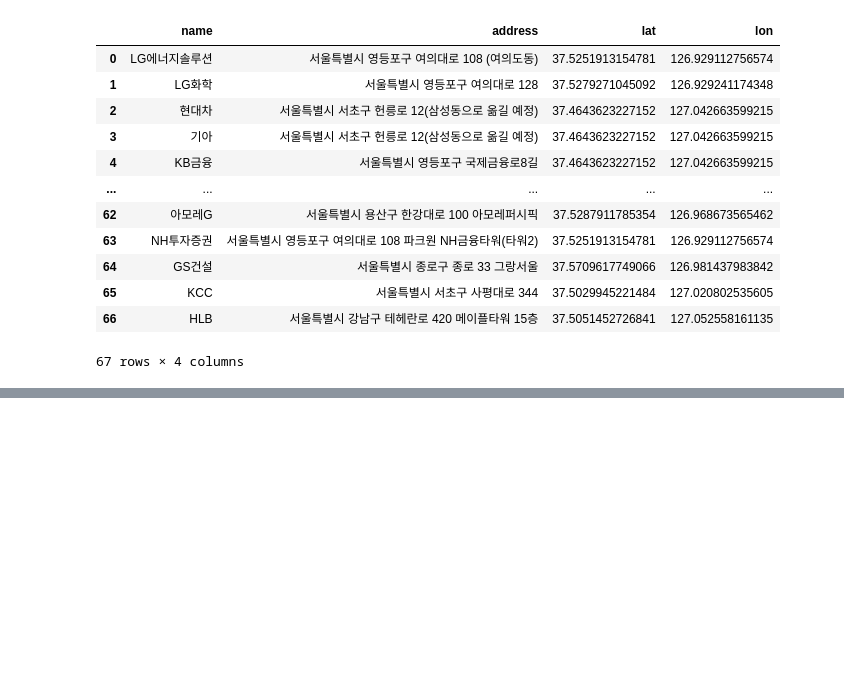
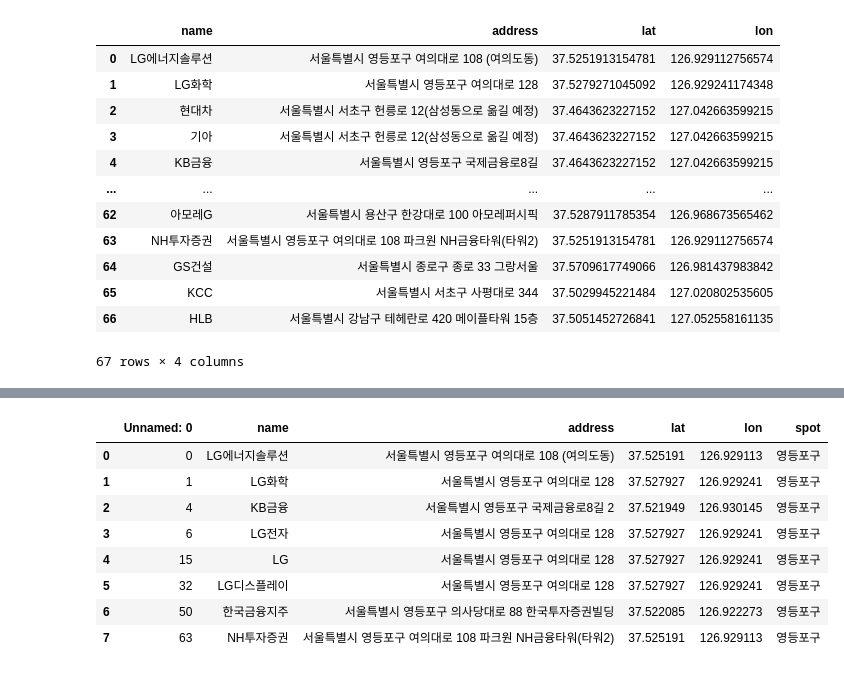
Before and after one commit to SnapishAgent/Ilsan-Investment-Insight, a Jupyter notebook: 교통 접근성/dataset_preprocessing_company_info.ipynb, the cells around one changed output, grey strips where cells are left out. Drawn from its saved outputs; the diff is of its cells as text; code cells hidden in the pictures; blank space fills up the shorter version.

```diff
--- a/교통 접근성/dataset_preprocessing_company_info.ipynb
+++ b/교통 접근성/dataset_preprocessing_company_info.ipynb
@@ -122,0 +130,12 @@ plt.show()
+# %%
+data[data['spot'] == '영등포구'].reset_index(drop=True)
+# %% [output]
+|  | Unnamed: 0 | name | address | lat | lon | spot |
+| 0 | 0 | LG에너지솔루션 | 서울특별시 영등포구 여의대로 108 (여의도동) | 37.525191 | 126.929113 | 영등포구 |
+| 1 | 1 | LG화학 | 서울특별시 영등포구 여의대로 128 | 37.527927 | 126.929241 | 영등포구 |
+| 2 | 4 | KB금융 | 서울특별시 영등포구 국제금융로8길 2 | 37.521949 | 126.930145 | 영등포구 |
+| 3 | 6 | LG전자 | 서울특별시 영등포구 여의대로 128 | 37.527927 | 126.929241 | 영등포구 |
+| 4 | 15 | LG | 서울특별시 영등포구 여의대로 128 | 37.527927 | 126.929241 | 영등포구 |
+| 5 | 32 | LG디스플레이 | 서울특별시 영등포구 여의대로 128 | 37.527927 | 126.929241 | 영등포구 |
+| 6 | 50 | 한국금융지주 | 서울특별시 영등포구 의사당대로 88 한국투자증권빌딩 | 37.522085 | 126.922273 | 영등포구 |
+| 7 | 63 | NH투자증권 | 서울특별시 영등포구 여의대로 108 파크원 NH금융타워(타워2) | 37.525191 | 126.929113 | 영등포구 |
```
Also changed, not shown: parts of 21 cells of this notebook.
